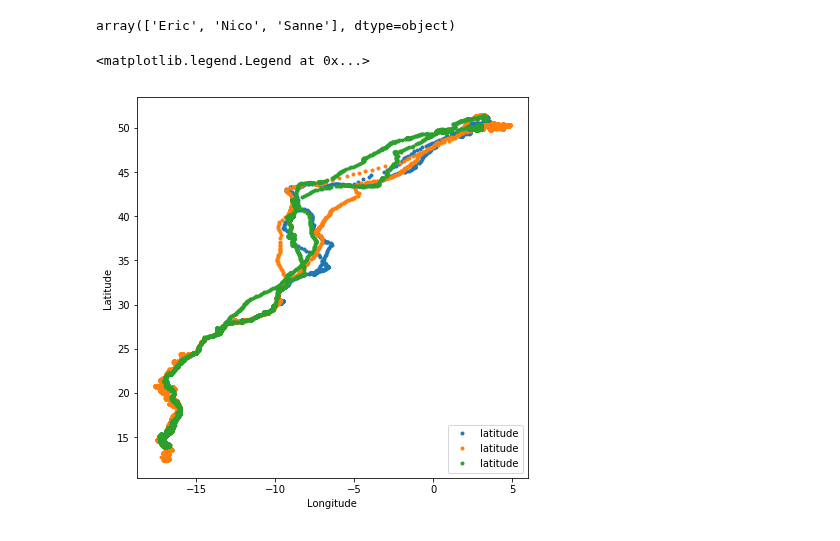
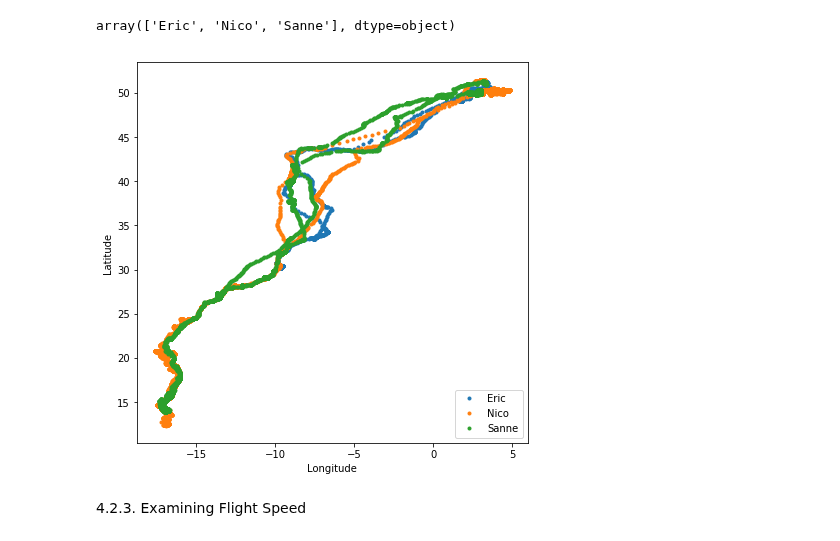
Before and after one commit to udaytak/Edx_PythonForResearch, a Jupyter notebook: 4_21. Case Study - Birds Tracking.ipynb, the cells around one changed output. Saved outputs shown, nothing was run; the diff lists cells and outputs as text; code cells hidden in the pictures.

Commit message:
4.2.3. Examining Flight Speed

```diff
--- a/4_21. Case Study - Birds Tracking.ipynb
+++ b/4_21. Case Study - Birds Tracking.ipynb
@@ -68,14 +68,15 @@ array(['Eric', 'Nico', 'Sanne'], dtype=object)
 # %%
 plt.figure(figsize=(7,7))
 for bird_name in bird_names:
     ix = birddata.bird_name == bird_name
     x,y = birddata.longitude[ix],birddata.latitude[ix]
-    plt.plot(x,y,".")
+    plt.plot(x,y,".", label=bird_name)
 
 plt.xlabel("Longitude")
 plt.ylabel("Latitude")
 plt.legend(loc="lower right")
 plt.savefig("Trajectory_Birds.pdf")
 # %% [output]
-<matplotlib.legend.Legend at 0x...>
-[figure, old version]
+[figure, new version]
+# %% [markdown]
+4.2.3. Examining Flight Speed
```
Also changed, not shown: parts of 13 cells of this notebook, 2 other files.
